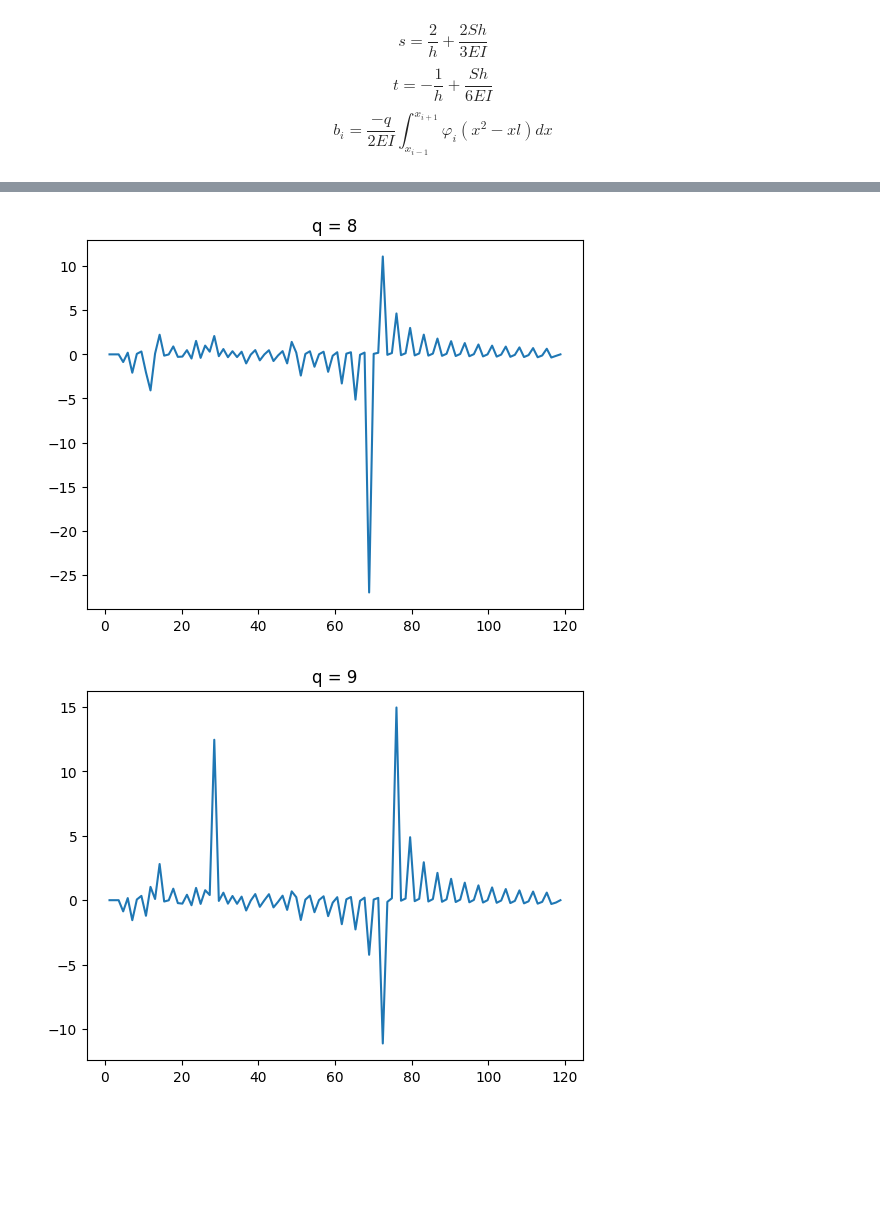
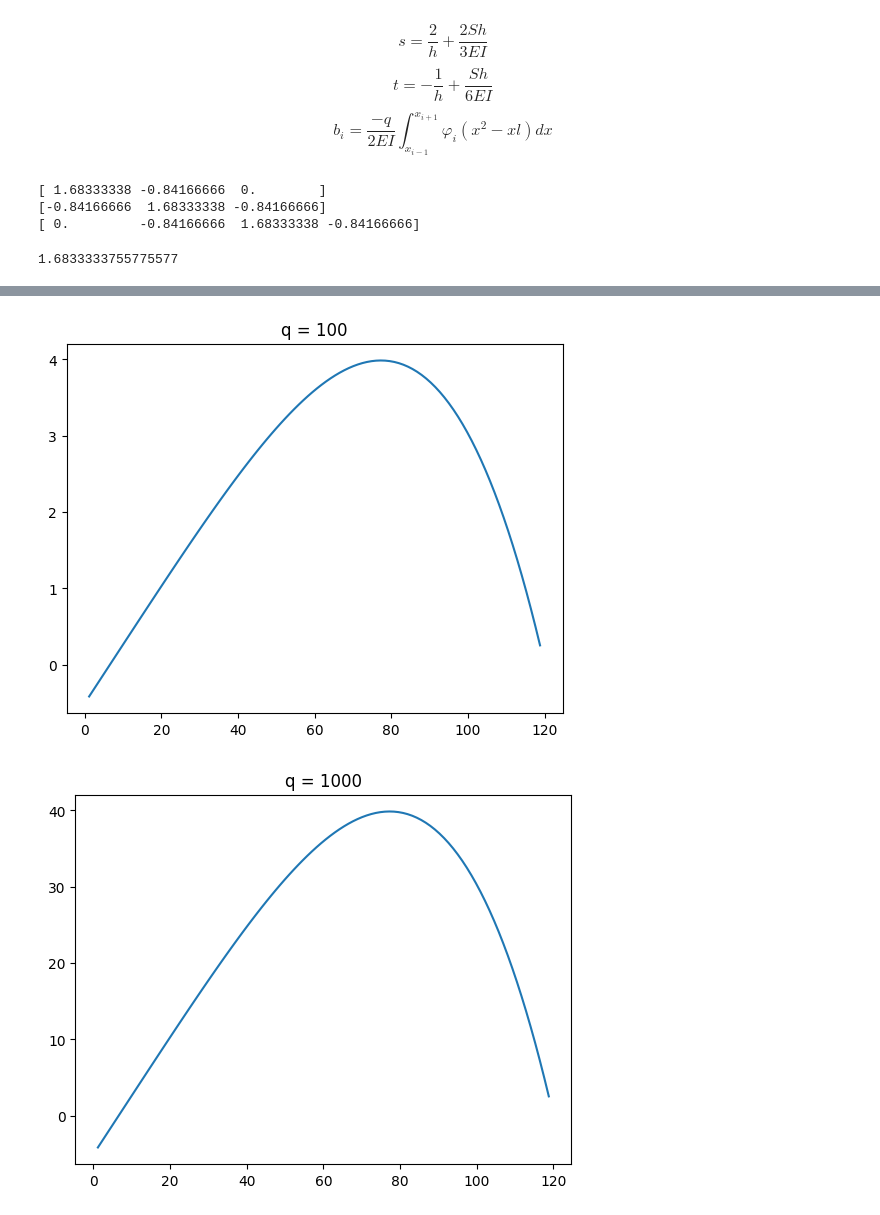
Before and after one commit to EstebanLeiva/NumericalAnalysis, a Jupyter notebook: FinalProject/differentialEquations.ipynb, the cells around one changed output, grey strips where cells are left out. Saved outputs shown, nothing was run; the diff lists cells and outputs as text; code cells hidden in the pictures; blank space fills up the shorter version.

```diff
--- a/FinalProject/differentialEquations.ipynb
+++ b/FinalProject/differentialEquations.ipynb
@@ -74,6 +74,16 @@ for i in range(1,n-1):
     A[i,i-1] = t
     A[i,i] = s
     A[i,i+1] = t
+# %%
+print(A[0][:3])
+print(A[1][:3])
+print(A[2][:4])
+s
+# %% [output]
+[ 1.68333338 -0.84166666  0.        ]
+[-0.84166666  1.68333338 -0.84166666]
+[ 0.         -0.84166666  1.68333338 -0.84166666]
+1.6833333755775577
 # %%
 #construct vector b
 def b_i_component(x, i, q, E, I, h, l):
@@ -87,10 +97,9 @@ def b_vector(x, n, q, E, I, h, l):
         b[i] = b_i_component(x, i, q, E, I, h, l)
     return b
 # %%
-for q in [10, 10^2, 10^3, 10^4, 10^5]:
+for q in [10, 10**2, 10**3, 10**4, 10**5]:
     b = b_vector(x, n, q, E, I, h, l)
-    y = inverse_tridiagonal(A,b)
-
+    y = np.linalg.solve(A,b)
     plt.title("q = " + str(q))
     plt.plot(x[1:-1],y)
     plt.show()
@@ -99,2 +108,2 @@ for q in [10, 10^2, 10^3, 10^4, 10^5]:
-[figure, old version]
+[figure, new version]
-[figure, old version]
+[figure, new version]
```
Also changed, not shown: parts of 8 cells of this notebook.
